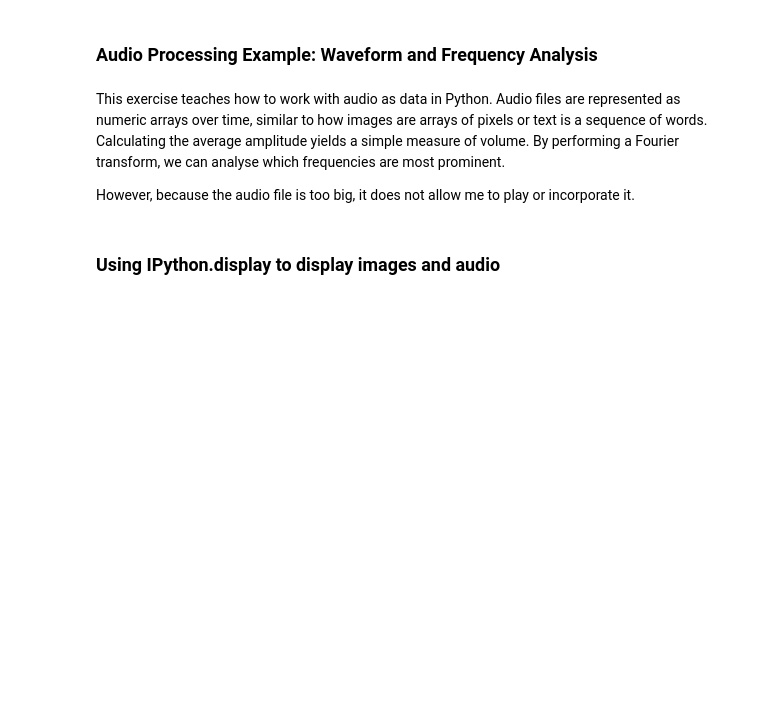
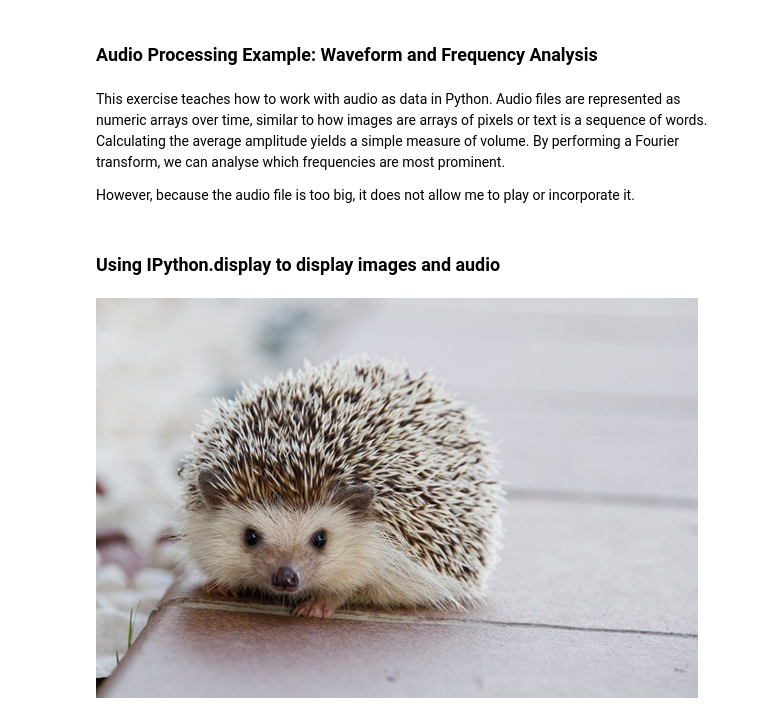
Before and after one commit to Daria-637/ai-for-the-arts, a Jupyter notebook: coding_exercises.ipynb, the cells around one changed output. Saved outputs shown, nothing was run; the diff lists cells and outputs as text; code cells hidden in the pictures; blank space fills up the shorter version.

Commit message:
add image

```diff
--- a/coding_exercises.ipynb
+++ b/coding_exercises.ipynb
@@ -1093,3 +1093,7 @@ However, because the audio file is too big, it does not allow me to play or inco
 ### Using IPython.display to display images and audio
 # %%
 from IPython.display import Image
+
+Image("picture1.jpg")
+# %% [output]
+[figure, added]
```
Also changed, not shown: parts of 1 cell of this notebook.
